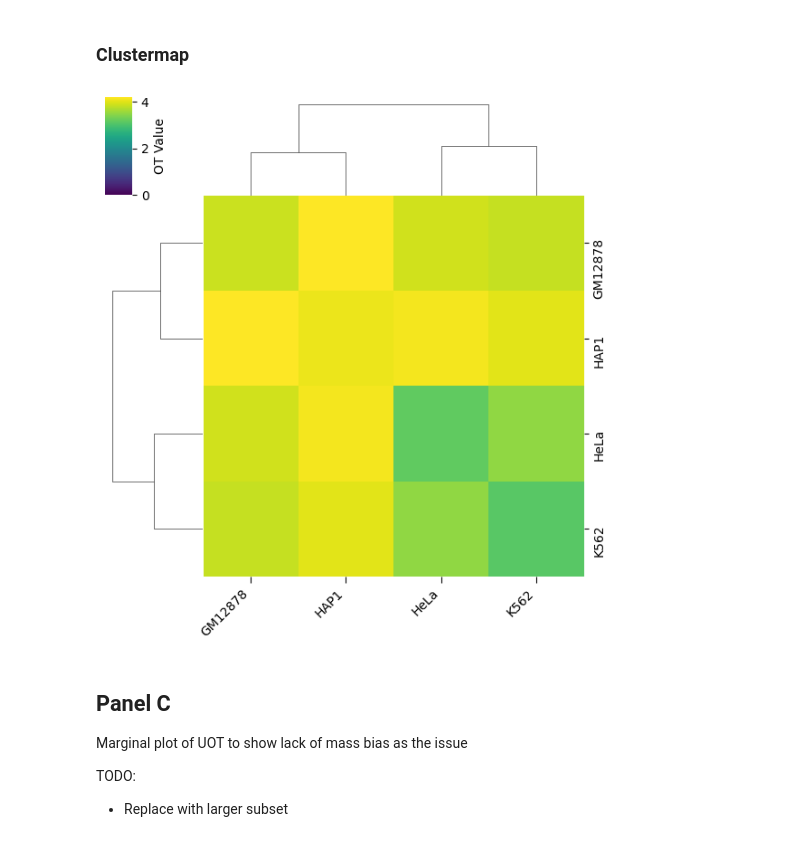
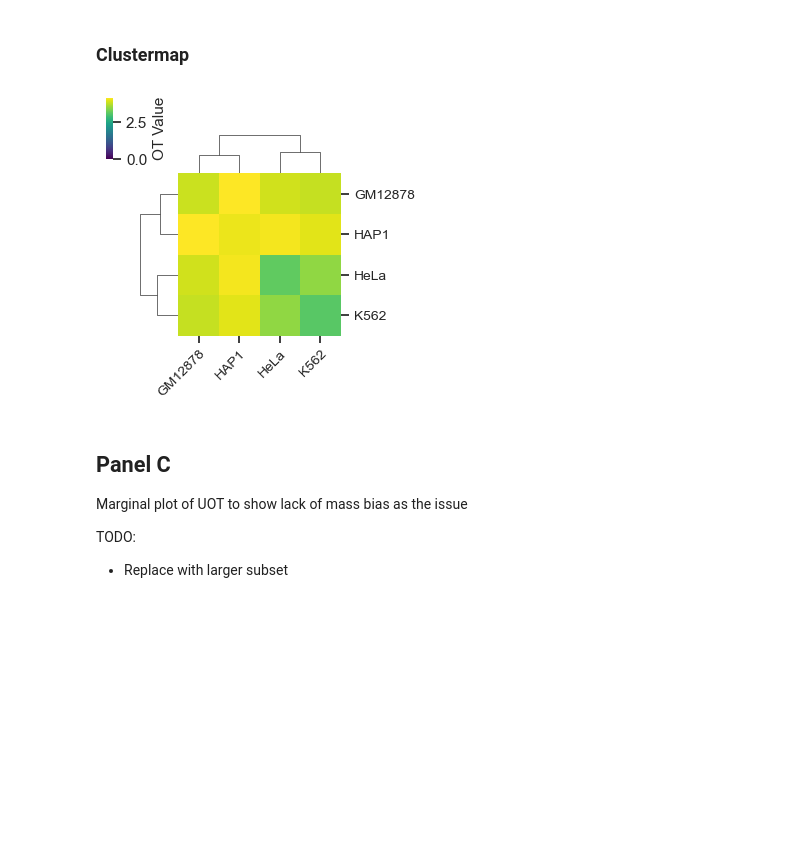
Before and after one commit to OlivierJSm/MasterInternship1, a Jupyter notebook: Testing/Report Figures/section_3.ipynb, the cells around one changed output. Cells and saved outputs as stored; diff of their text form; code cells hidden in the pictures; blank space fills up the shorter version.

```diff
--- a/Testing/Report Figures/section_3.ipynb
+++ b/Testing/Report Figures/section_3.ipynb
@@ -118,12 +135,15 @@ unbalanced_results_long = long_transform(unbalanced_results, metadata_df, type_c
 # %%
 generate_clustermap(
     unbalanced_results_long,
     vmin=0,
     cbar_kws={'label' : 'OT Value'},
-    figsize=(6,6)
+    figsize=(3.4,3.4),
+    cbar_pos=(-0.04, 0.87, 0.02, 0.18),
+    textsize=11
 )
+plt.savefig(f"{figure_save_dir}F3B.pdf", bbox_inches='tight')
 # %% [output]
-[figure, old version]
+[figure, new version]
 # %% [markdown]
 ## Panel C
 Marginal plot of UOT to show lack of mass bias as the issue
```
Also changed, not shown: parts of 12 cells of this notebook, 36 other files.
